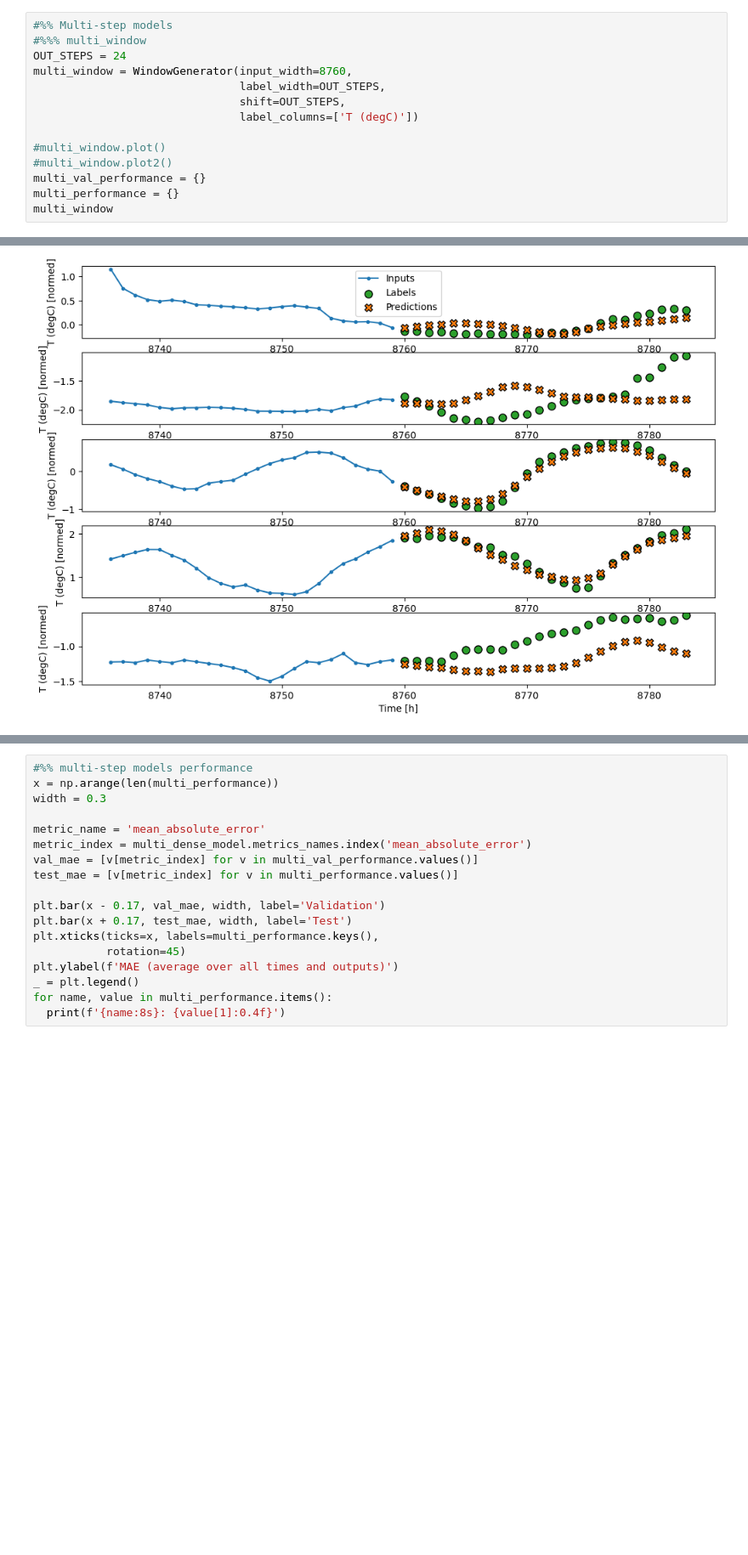
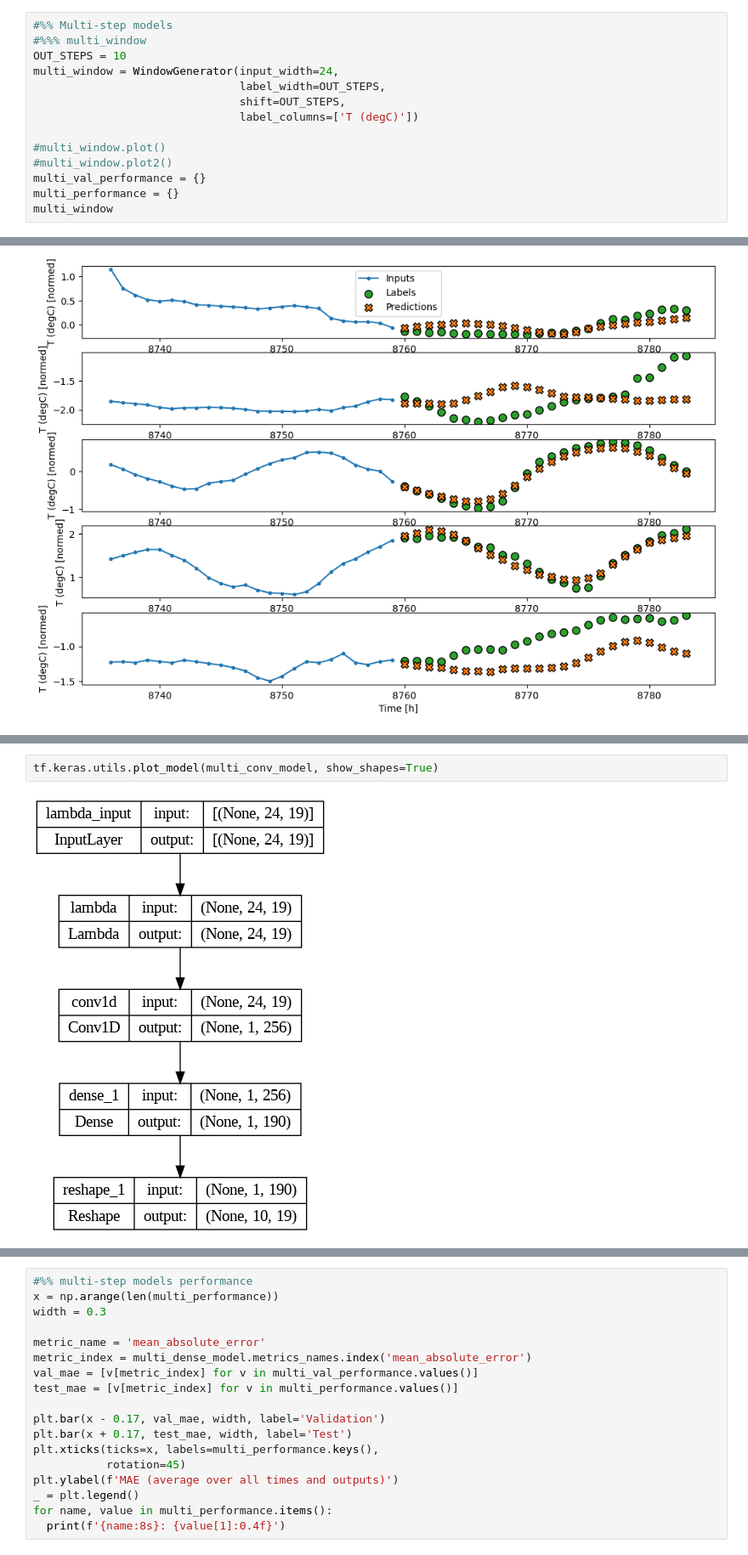
Before and after one commit to mlandi75/mlandi75, a Jupyter notebook: Untitled3.ipynb, the cells around one changed output, grey strips where cells are left out. Shown at 85% size. Saved outputs shown, nothing was run; the diff lists cells and outputs as text; blank space fills up the shorter version.

```diff
--- a/Untitled3.ipynb
+++ b/Untitled3.ipynb
@@ -306,8 +306,8 @@ def compile_and_fit(model, window, patience=2):
 # %%
 #%% Multi-step models
 #%%% multi_window
-OUT_STEPS = 24
-multi_window = WindowGenerator(input_width=8760,
+OUT_STEPS = 10
+multi_window = WindowGenerator(input_width=24,
                                label_width=OUT_STEPS,
                                shift=OUT_STEPS,
                                label_columns=['T (degC)'])
@@ -399,0 +413,4 @@ multi_window.plot2(multi_conv_model)
+# %%
+tf.keras.utils.plot_model(multi_conv_model, show_shapes=True)
+# %% [output]
+[figure, added]
```
Also changed, not shown: parts of 7 cells of this notebook.
